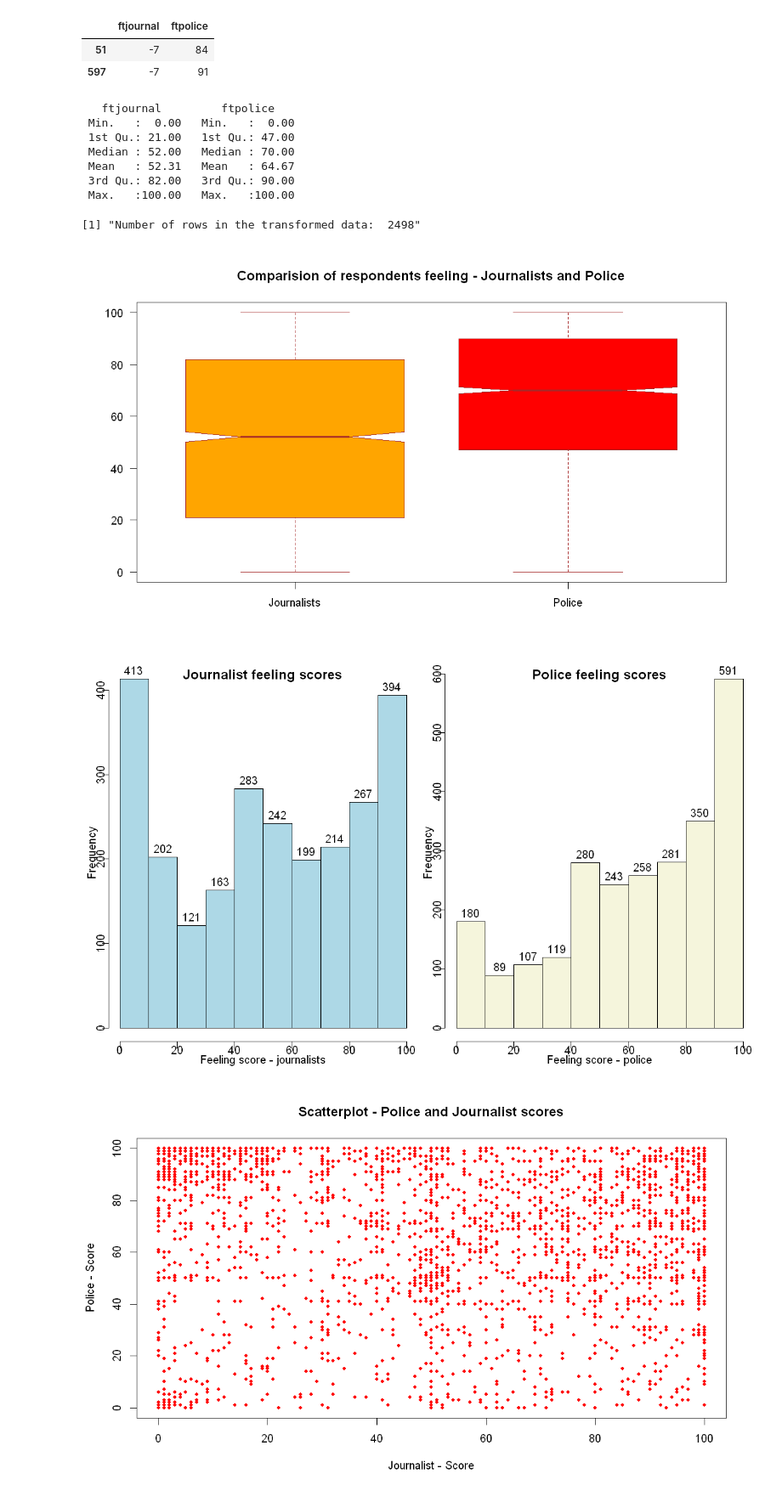
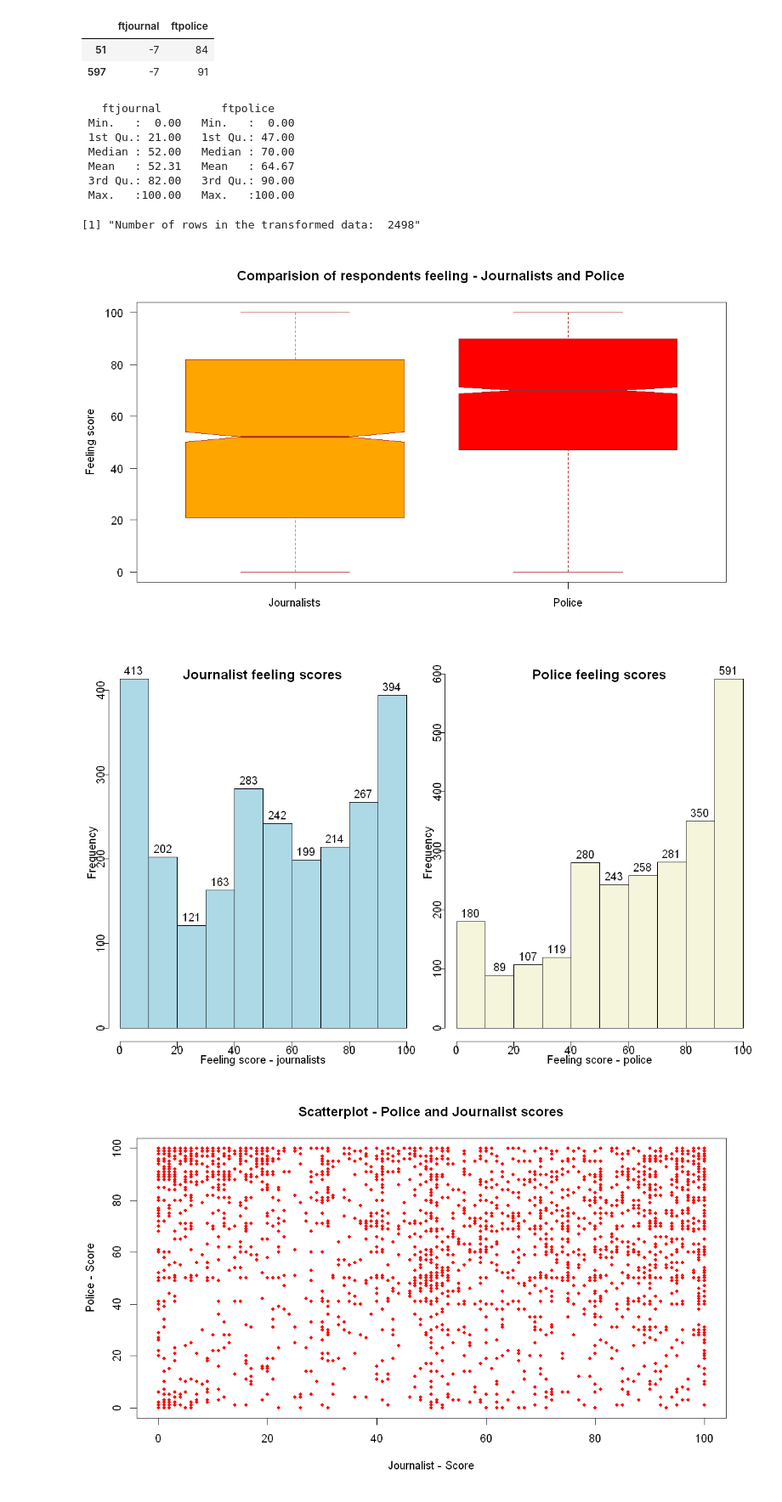
Before and after one commit to prakharm1/Lab2_W203, a Jupyter notebook: Maini_Kumar_Robertson_Lab2.ipynb, the cells around one changed output. Shown at 85% size. Saved outputs shown, nothing was run; the diff lists cells and outputs as text; code cells hidden in the pictures.

```diff
--- a/Maini_Kumar_Robertson_Lab2.ipynb
+++ b/Maini_Kumar_Robertson_Lab2.ipynb
@@ -36,31 +36,31 @@ print("Non-responding entries")
 # %%
 # Treating for no-response by removing those respondents
 sub = sub[sub['ftjournal']>=0,]
 summary(sub)
 paste("Number of rows in the transformed data: ", nrow(sub))
 
 # Single variable analysis (Box-plots)
 options(repr.plot.height=6, repr.plot.width = 10)
 boxplot(sub$ftjournal, sub$ftpolice, main = "Comparision of respondents feeling - Journalists and Police", at = c(1,2),
         names = c("Journalists", "Police"), las = 1, col = c("orange","red"), border = "brown", horizontal = F,
-        notch = TRUE)
+        notch = TRUE, ylab='Feeling score')
 par(mfrow=c(1,2), mar=c(2,2,0,0), mgp=c(.8,.1,0))
 x <- hist(sub$ftjournal, main='', col='lightblue', xlab = "Feeling score - journalists")
 text(x$mids,x$counts,labels=x$counts, adj=c(0.5, -0.5))
 title('Journalist feeling scores', line=-1, adj=0.5)
 Y <- hist(sub$ftpolice, main='', col='beige', xlab = "Feeling score - police")
 text(Y$mids,Y$counts,labels=Y$counts, adj=c(0.5, -0.5))
 title('Police feeling scores', line=-1, adj=0.5)
 # %% [output]
    ftjournal         ftpolice
  Min.   :  0.00   Min.   :  0.00
  1st Qu.: 21.00   1st Qu.: 47.00
  Median : 52.00   Median : 70.00
  Mean   : 52.31   Mean   : 64.67
  3rd Qu.: 82.00   3rd Qu.: 90.00
  Max.   :100.00   Max.   :100.00
 [1] "Number of rows in the transformed data:  2498"
-[figure, old version]
+[figure, new version]
 [figure]
 # %%
 plot(sub$ftjournal, sub$ftpolice, main="Scatterplot - Police and Journalist scores",
```
Also changed, not shown: parts of 1 cell of this notebook.
